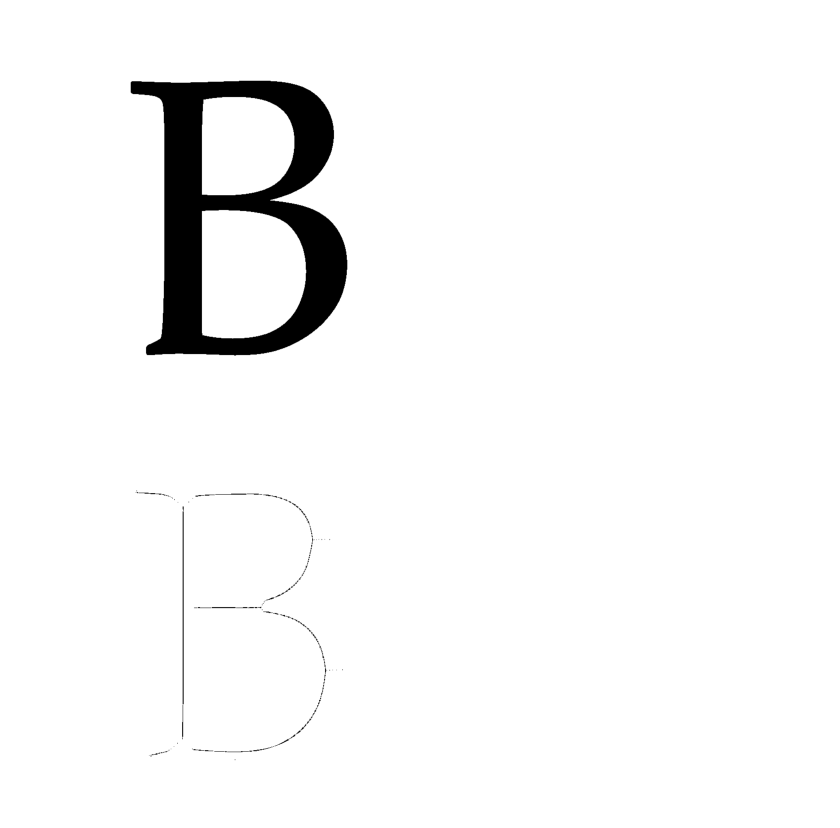
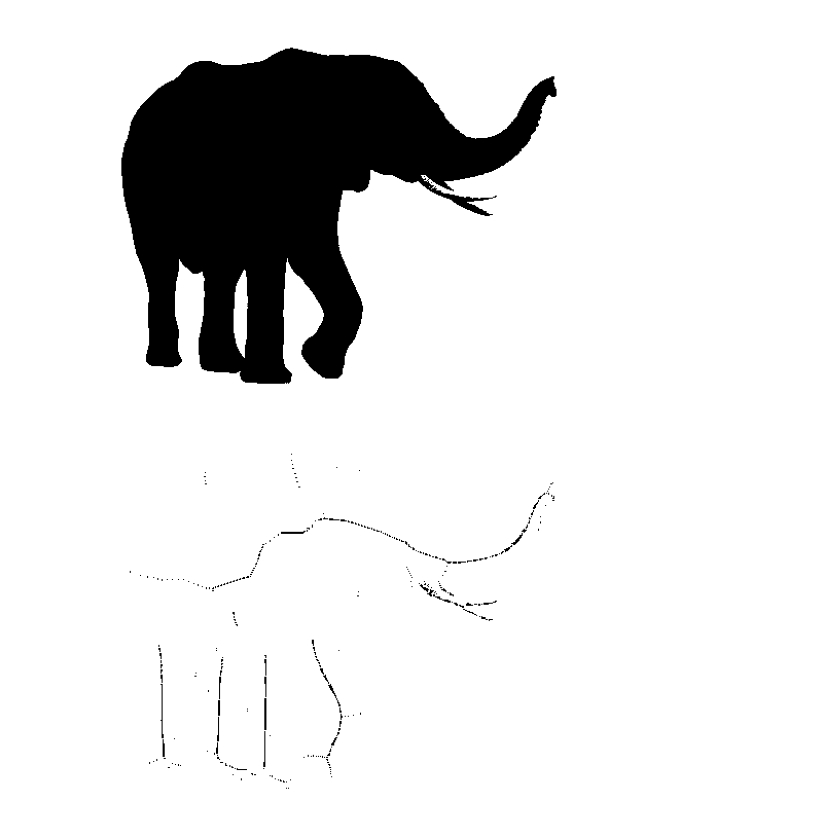
Before and after one commit to mprokhorov/bsu, a Jupyter notebook: fundamentals-of-digital-image-processing/lab1.ipynb, the cells around one changed output. Saved outputs shown, nothing was run; the diff lists cells and outputs as text; code cells hidden in the pictures.

```diff
--- a/fundamentals-of-digital-image-processing/lab1.ipynb
+++ b/fundamentals-of-digital-image-processing/lab1.ipynb
@@ -16,30 +16,30 @@ def display_image(img_array):
     plt.axis('off')
     plt.show()
 # %%
-filename = 'B'
+filename = 'elephant'
 binary_image = cv2.imread(f'{filename}.jpg', cv2.IMREAD_GRAYSCALE)
 _, binary_image = cv2.threshold(binary_image, 232, 255, 0)
 binary_image = gray_scale_to_binary(binary_image)
 display_image(binary_image)
 
 element = np.array([[1, 1, 1],
                     [1, 1, 1],
                     [1, 1, 1]], np.uint8)
 skel = np.zeros(binary_image.shape, np.uint8)
 
 S = []
 while cv2.countNonZero(binary_image) != 0:
     eroded = cv2.erode(binary_image, element)
     temp = cv2.dilate(eroded, element)
     temp = cv2.subtract(binary_image, temp)
     S.append(temp)
     skel = cv2.bitwise_or(skel, temp)
     binary_image = eroded.copy()
 
 display_image(skel)
 # %% [output]
-[figure, old version]
+[figure, new version]
-[figure, old version]
+[figure, new version]
 # %%
 X = np.zeros(binary_image.shape, np.uint8)
 
```
Also changed, not shown: parts of 1 cell of this notebook, 2 other files.
